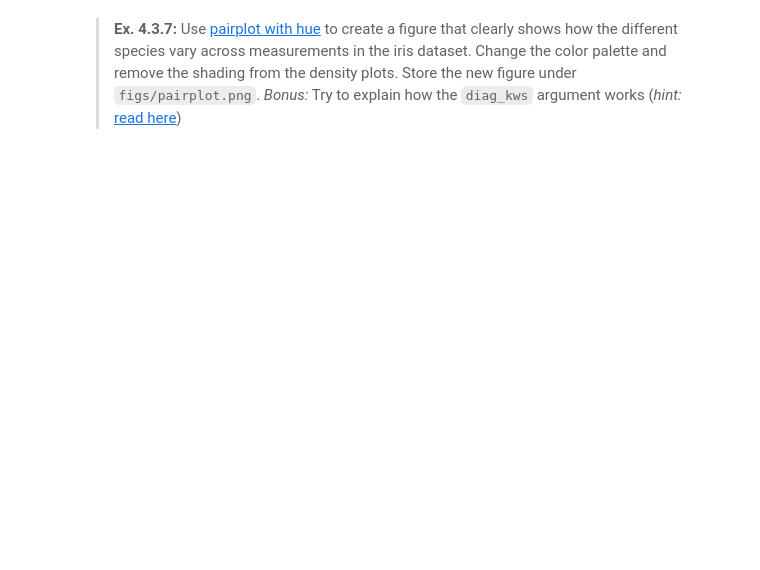
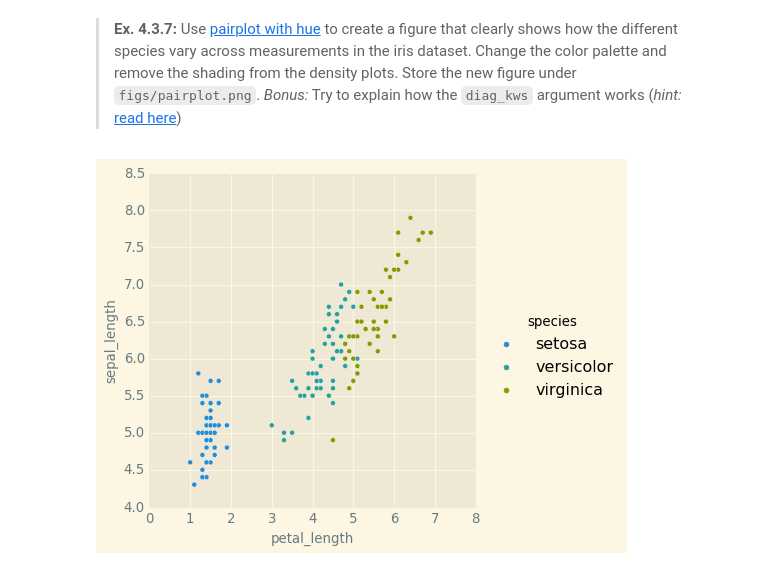
Before and after one commit to Gr-Elena/isds2023_group31, a Jupyter notebook: assignment_1_elena.ipynb, the cells around one changed output. Drawn from its saved outputs; the diff is of its cells as text; code cells hidden in the pictures; blank space fills up the shorter version.

```diff
--- a/assignment_1_elena.ipynb
+++ b/assignment_1_elena.ipynb
@@ -665,0 +687,7 @@ raise NotImplementedError()
+# %%
+sns.pairplot(iris, x_vars='petal_length', y_vars='sepal_length', hue='species',  diag_kws={'fill': False}, height=5)
+plt.show()
+
+fig.savefig(fp_figs / "pairplot.png", bbox_inches='tight')
+# %% [output]
+[figure, added]
```
Also changed, not shown: parts of 3 cells of this notebook.
